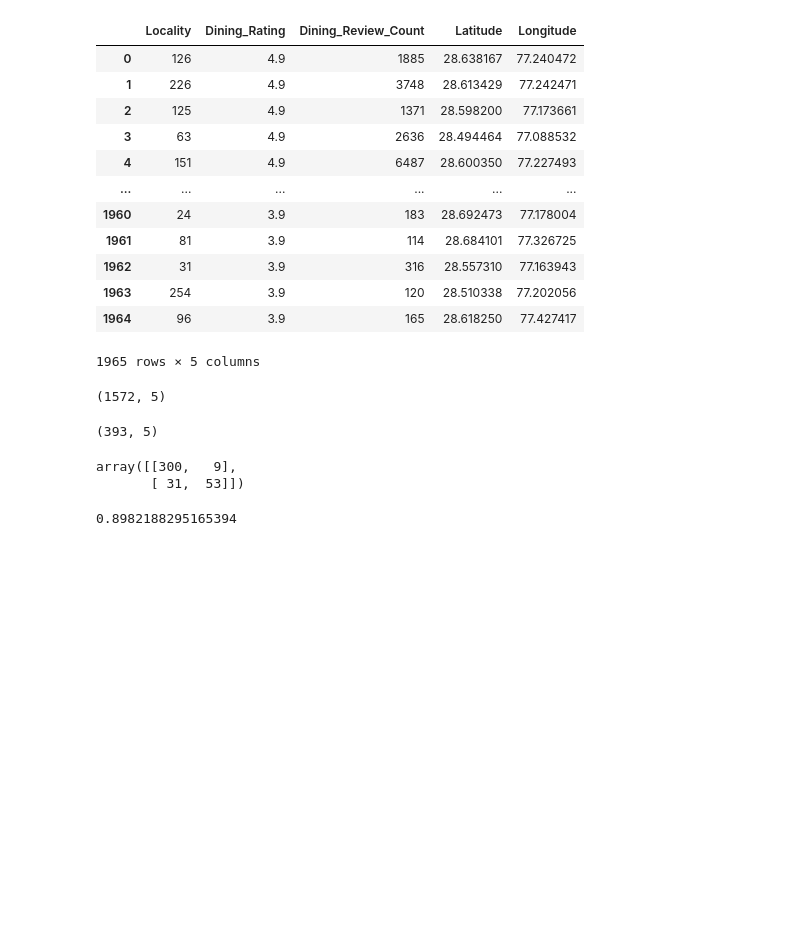
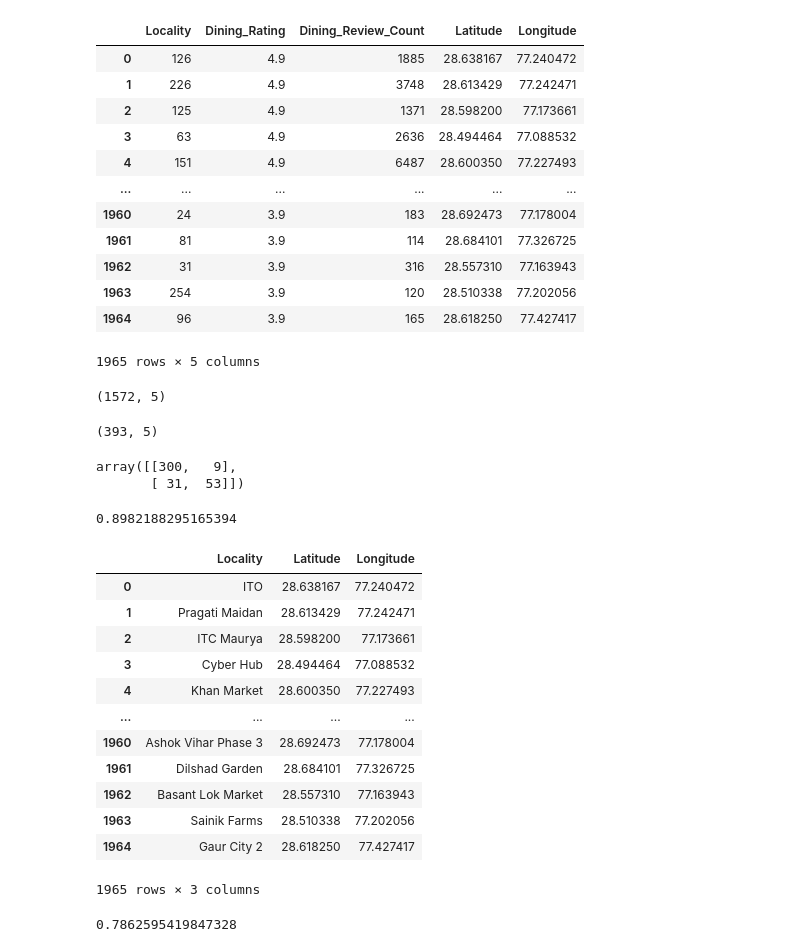
Before and after one commit to itsmegarvi/herehack_s5_Pegasus, a Jupyter notebook: Loco_Melhor.ipynb, the cells around one changed output. Saved outputs shown, nothing was run; the diff lists cells and outputs as text; code cells hidden in the pictures; blank space fills up the shorter version.

```diff
--- a/Loco_Melhor.ipynb
+++ b/Loco_Melhor.ipynb
@@ -192,3 +192,21 @@ from sklearn.metrics import accuracy_score
 accuracy_score(y_test,y_pred)
 # %% [output]
 0.8982188295165394
+# %%
+cols =  ["Locality","Latitude","Longitude"]
+xy = x[cols]
+xy
+# %% [output]
+|  | Locality | Latitude | Longitude |
+| 0 | ITO | 28.638167 | 77.240472 |
+| 1 | Pragati Maidan | 28.613429 | 77.242471 |
+| 2 | ITC Maurya | 28.598200 | 77.173661 |
+| 3 | Cyber Hub | 28.494464 | 77.088532 |
+| 4 | Khan Market | 28.600350 | 77.227493 |
+| ... | ... | ... | ... |
+| 1960 | Ashok Vihar Phase 3 | 28.692473 | 77.178004 |
+| 1961 | Dilshad Garden | 28.684101 | 77.326725 |
+| 1962 | Basant Lok Market | 28.557310 | 77.163943 |
+| 1963 | Sainik Farms | 28.510338 | 77.202056 |
+| 1964 | Gaur City 2 | 28.618250 | 77.427417 |
+1965 rows × 3 columns
@@ -194,0 +223,4 @@ accuracy_score(y_test,y_pred)
+# %%
+accuracy_score(y_test,y_pred)
+# %% [output]
+0.7862595419847328
```
Also changed, not shown: parts of 3 cells of this notebook.
